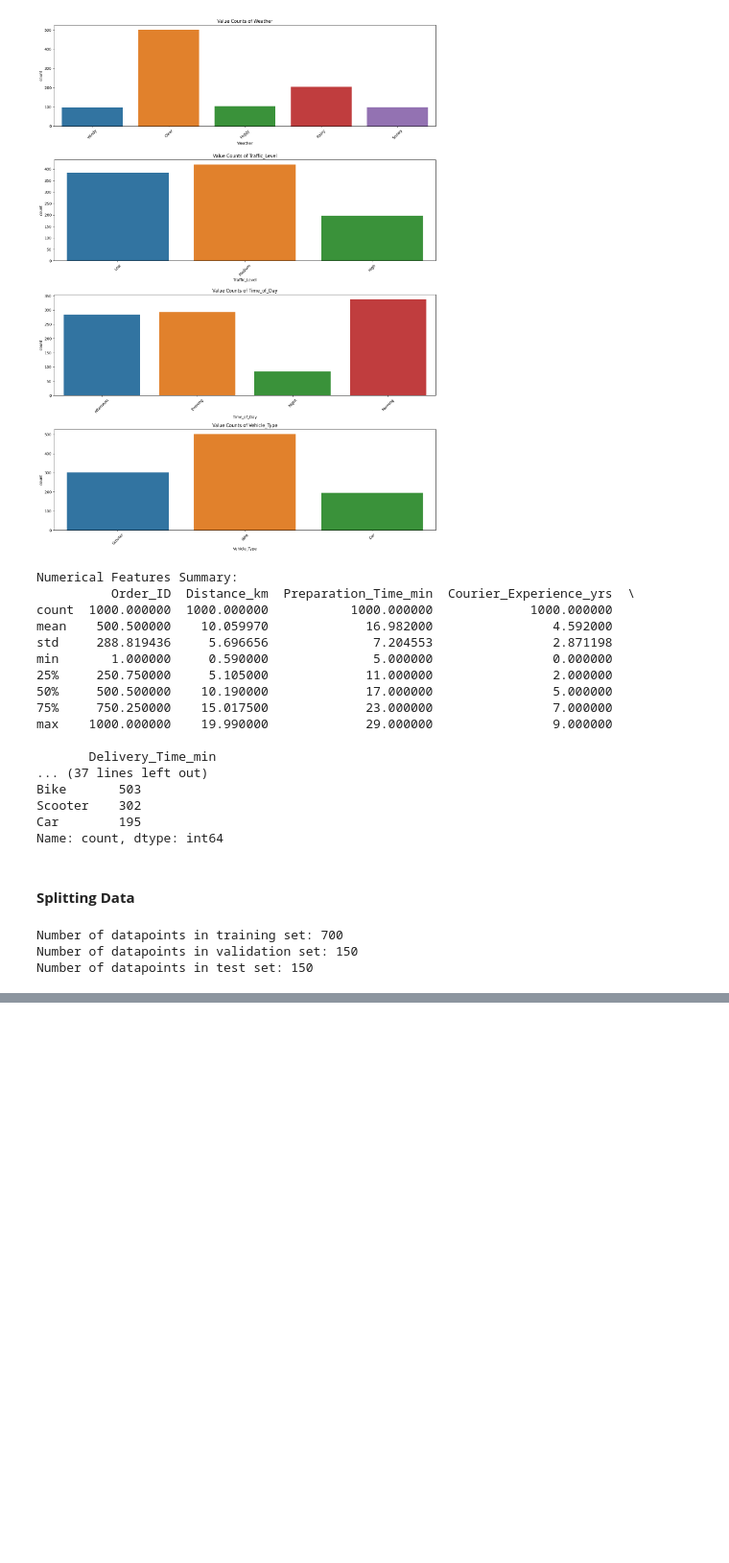
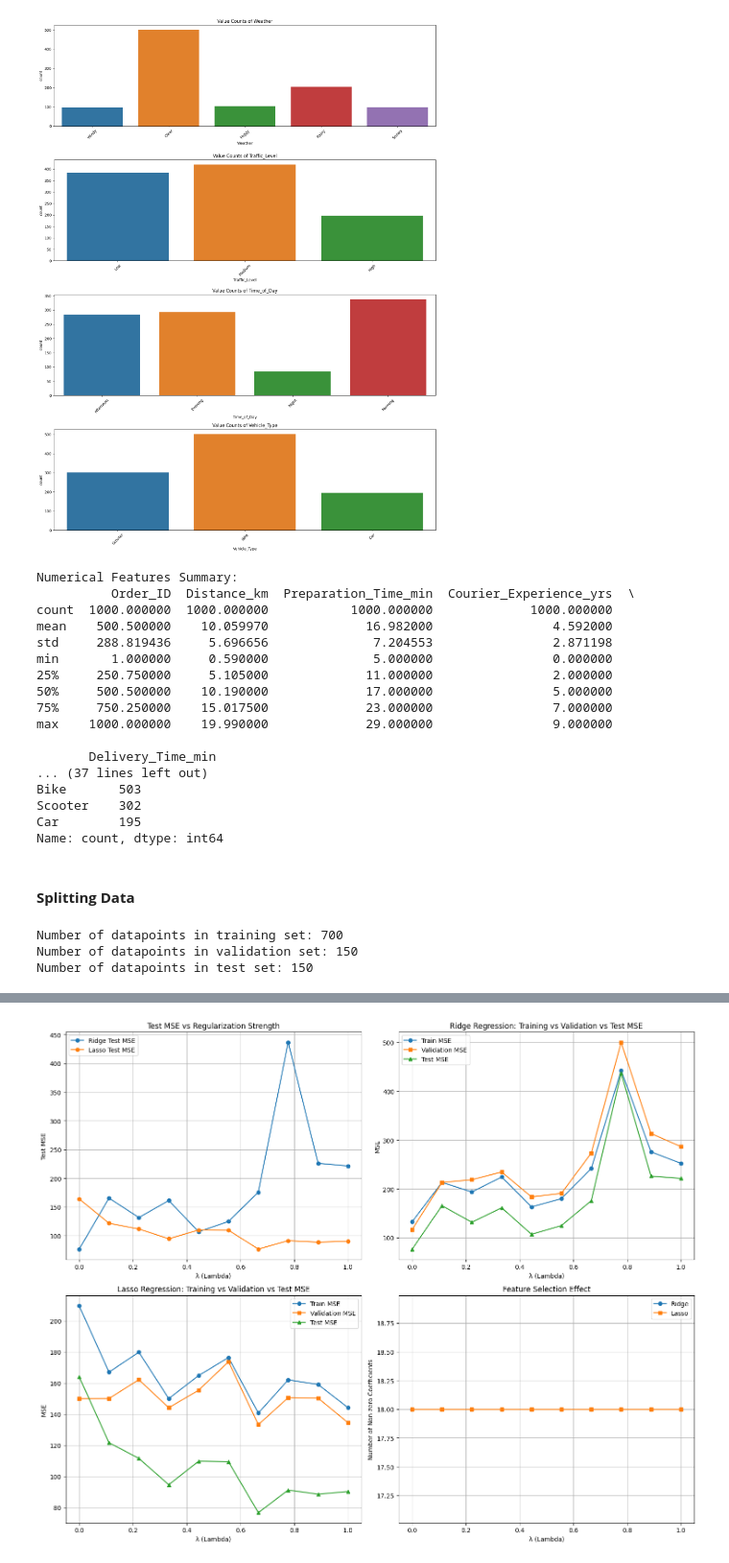
Before and after one commit to ChetaNMahipaL/SMAI-Assignment-1, a Jupyter notebook: Predicting Food Delivery/main.ipynb, the cells around one changed output, grey strips where cells are left out. Shown at 96% size. Cells and saved outputs as stored; diff of their text form; code cells hidden in the pictures; blank space fills up the shorter version.

```diff
--- a/Predicting Food Delivery/main.ipynb
+++ b/Predicting Food Delivery/main.ipynb
@@ -172,0 +521,94 @@ Number of datapoints in test set: 150
+# %%
+def analyze_regularization_impact(X_train, y_train, X_val, y_val, X_test, y_test):
+    # Define lambda values
+    lambda_values = np.linspace(0, 1, 10)
+
+    # Store results for both Ridge and Lasso
+    results = {
+        'ridge': {'test_mse': [], 'train_mse': [], 'val_mse': [], 'nonzero_coef': []},
+        'lasso': {'test_mse': [], 'train_mse': [], 'val_mse': [], 'nonzero_coef': []}
+    }
+
+    for reg_type in ['ridge', 'lasso']:
+        print(f"\nTraining {reg_type.capitalize()} models with different λ values...")
+
+        for lambda_param in lambda_values:
+            model = RegularizedRegression(reg_type=reg_type, lambda_param=lambda_param)
+            model.train(X_train, y_train, X_val, y_val)
+
+            # Calculate MSE for train, validation and test sets
+            train_pred = model.predict(X_train)
+            val_pred = model.predict(X_val)
+            test_pred = model.predict(X_test)
+
+            results[reg_type]['train_mse'].append(mean_squared_error(y_train, train_pred))
+            results[reg_type]['val_mse'].append(mean_squared_error(y_val, val_pred))
+            results[reg_type]['test_mse'].append(mean_squared_error(y_test, test_pred))
+
+            # Count non-zero coefficients
+            nonzero_coef = np.sum(np.abs(model.weights) > 1e-4)
+            results[reg_type]['nonzero_coef'].append(nonzero_coef)
+
+    # Plotting
+    fig, ((ax1, ax2), (ax3, ax4)) = plt.subplots(2, 2, figsize=(15, 12))
+
+    # Plot MSE vs lambda for both methods
+    for reg_type in ['ridge', 'lasso']:
+        ax1.plot(lambda_values, results[reg_type]['test_mse'],
+                label=f'{reg_type.capitalize()} Test MSE', marker='o')
+    ax1.set_xlabel('λ (Lambda)')
+    ax1.set_ylabel('Test MSE')
+    ax1.set_title('Test MSE vs Regularization Strength')
+    ax1.legend()
+    ax1.grid(True)
+
+    # Plot training vs validation vs test MSE for Ridge
+    ax2.plot(lambda_values, results['ridge']['train_mse'], label='Train MSE', marker='o')
+    ax2.plot(lambda_values, results['ridge']['val_mse'], label='Validation MSE', marker='s')
+    ax2.plot(lambda_values, results['ridge']['test_mse'], label='Test MSE', marker='^')
+    ax2.set_xlabel('λ (Lambda)')
+    ax2.set_ylabel('MSE')
+    ax2.set_title('Ridge Regression: Training vs Validation vs Test MSE')
+    ax2.legend()
+    ax2.grid(True)
+
+    # Plot training vs validation vs test MSE for Lasso
+    ax3.plot(lambda_values, results['lasso']['train_mse'], label='Train MSE', marker='o')
+    ax3.plot(lambda_values, results['lasso']['val_mse'], label='Validation MSE', marker='s')
+    ax3.plot(lambda_values, results['lasso']['test_mse'], label='Test MSE', marker='^')
+    ax3.set_xlabel('λ (Lambda)')
+    ax3.set_ylabel('MSE')
+    ax3.set_title('Lasso Regression: Training vs Validation vs Test MSE')
+    ax3.legend()
+    ax3.grid(True)
+
+    # Plot number of non-zero coefficients
+    ax4.plot(lambda_values, results['ridge']['nonzero_coef'],
+             label='Ridge', marker='o')
+    ax4.plot(lambda_values, results['lasso']['nonzero_coef'],
+             label='Lasso', marker='s')
+    ax4.set_xlabel('λ (Lambda)')
+    ax4.set_ylabel('Number of Non-zero Coefficients')
+    ax4.set_title('Feature Selection Effect')
+    ax4.legend()
+    ax4.grid(True)
+
+    plt.tight_layout()
+    plt.show()
+
+    # Find optimal lambda values
+    ridge_opt_lambda = lambda_values[np.argmin(results['ridge']['test_mse'])]
+    lasso_opt_lambda = lambda_values[np.argmin(results['lasso']['test_mse'])]
+
+    print("\nOptimal Regularization Parameters:")
+    print(f"Ridge optimal λ: {ridge_opt_lambda:.4f}")
+    print(f"Lasso optimal λ: {lasso_opt_lambda:.4f}")
+
+    # Print minimum MSE values
+    print("\nMinimum Test MSE Values:")
+    print(f"Ridge: {min(results['ridge']['test_mse']):.4f}")
+    print(f"Lasso: {min(results['lasso']['test_mse']):.4f}")
+
+# Run the analysis
+analyze_regularization_impact(X_train, y_train, X_val, y_val, X_test, y_test)
+# %% [output]
@@ -172,0 +618 @@ Number of datapoints in test set: 150
+[figure, added]
```
Also changed, not shown: parts of 11 cells of this notebook, 1 other file.
